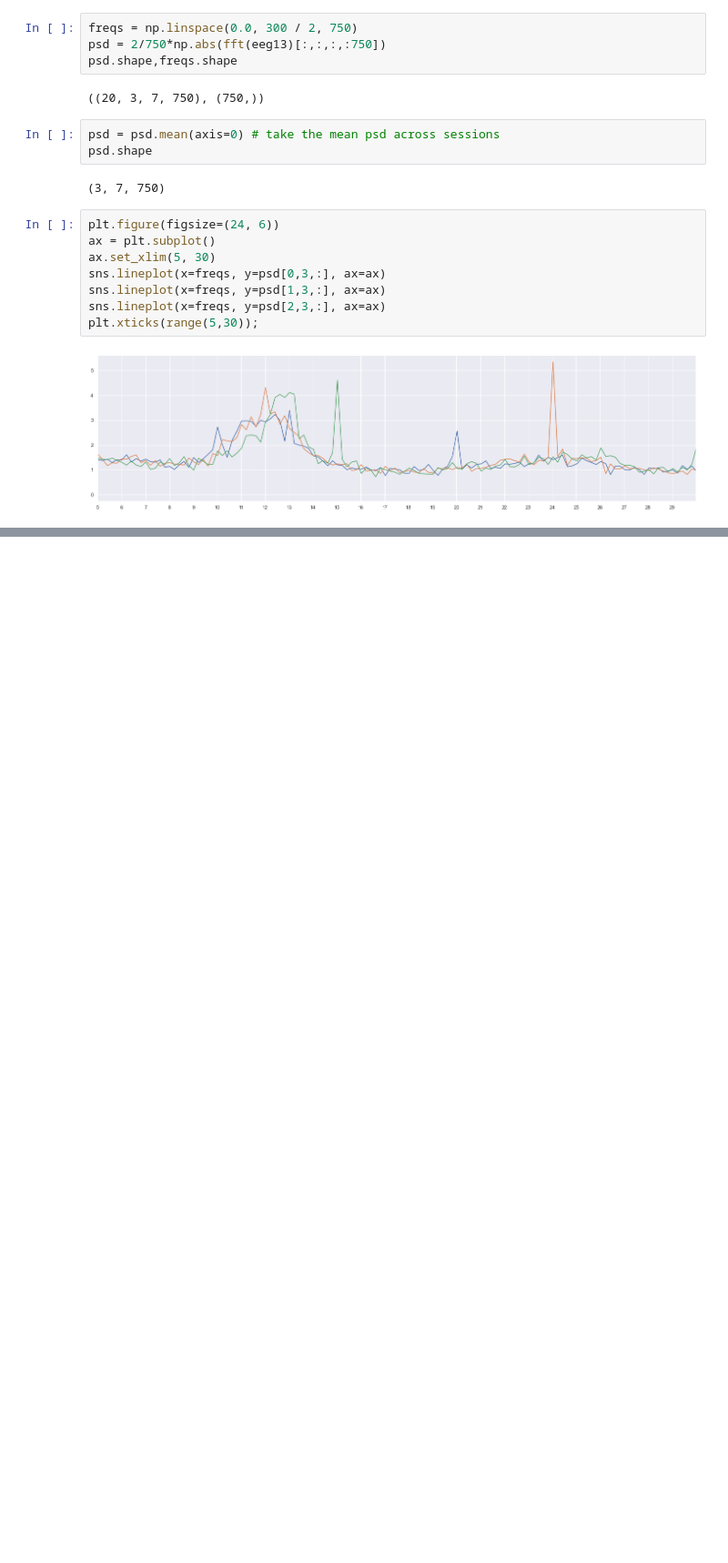
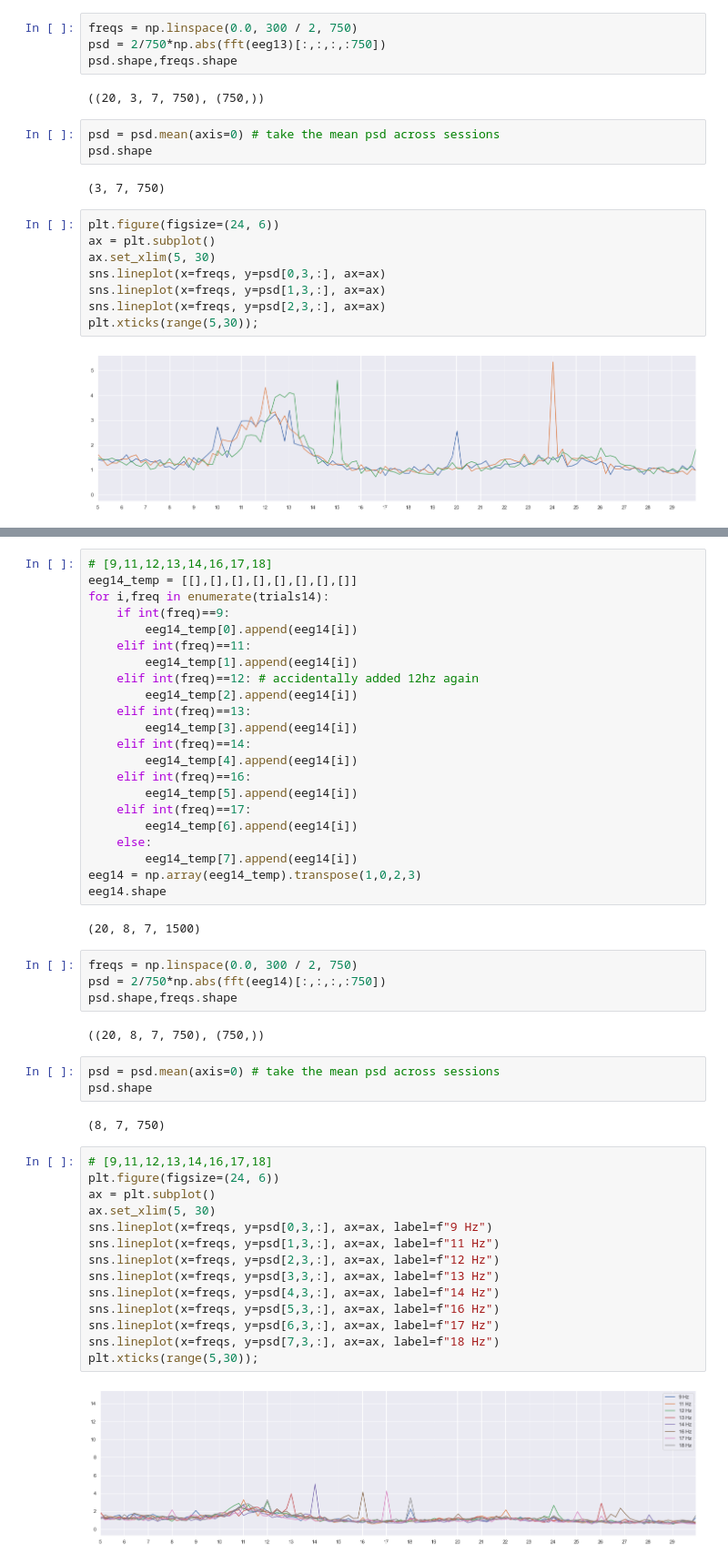
Before and after one commit to NeuroTech-UCSD/Oz-Speller, a Jupyter notebook: notebooks/Pilot_Data_Analysis[Simon].ipynb, the cells around one changed output, grey strips where cells are left out. Shown at 91% size. Drawn from its saved outputs; the diff is of its cells as text; blank space fills up the shorter version.

Commit message:
Update PilotData14 Notebook Updated the PilotDataAnalysis Notebook to add plot for the pilot_data14.

```diff
--- a/notebooks/Pilot_Data_Analysis[Simon].ipynb
+++ b/notebooks/Pilot_Data_Analysis[Simon].ipynb
@@ -556,0 +607,51 @@ plt.xticks(range(5,30));
+# %%
+# [9,11,12,13,14,16,17,18]
+eeg14_temp = [[],[],[],[],[],[],[],[]]
+for i,freq in enumerate(trials14):
+    if int(freq)==9:
+        eeg14_temp[0].append(eeg14[i])
+    elif int(freq)==11:
+        eeg14_temp[1].append(eeg14[i])
+    elif int(freq)==12: # accidentally added 12hz again
+        eeg14_temp[2].append(eeg14[i])
+    elif int(freq)==13:
+        eeg14_temp[3].append(eeg14[i])
+    elif int(freq)==14:
+        eeg14_temp[4].append(eeg14[i])
+    elif int(freq)==16:
+        eeg14_temp[5].append(eeg14[i])
+    elif int(freq)==17:
+        eeg14_temp[6].append(eeg14[i])
+    else:
+        eeg14_temp[7].append(eeg14[i])
+eeg14 = np.array(eeg14_temp).transpose(1,0,2,3)
+eeg14.shape
+# %% [output]
+(20, 8, 7, 1500)
+# %%
+freqs = np.linspace(0.0, 300 / 2, 750)
+psd = 2/750*np.abs(fft(eeg14)[:,:,:,:750])
+psd.shape,freqs.shape
+# %% [output]
+((20, 8, 7, 750), (750,))
+# %%
+psd = psd.mean(axis=0) # take the mean psd across sessions
+psd.shape
+# %% [output]
+(8, 7, 750)
+# %%
+# [9,11,12,13,14,16,17,18]
+plt.figure(figsize=(24, 6))
+ax = plt.subplot()
+ax.set_xlim(5, 30)
+sns.lineplot(x=freqs, y=psd[0,3,:], ax=ax, label=f"9 Hz")
+sns.lineplot(x=freqs, y=psd[1,3,:], ax=ax, label=f"11 Hz")
+sns.lineplot(x=freqs, y=psd[2,3,:], ax=ax, label=f"12 Hz")
+sns.lineplot(x=freqs, y=psd[3,3,:], ax=ax, label=f"13 Hz")
+sns.lineplot(x=freqs, y=psd[4,3,:], ax=ax, label=f"14 Hz")
+sns.lineplot(x=freqs, y=psd[5,3,:], ax=ax, label=f"16 Hz")
+sns.lineplot(x=freqs, y=psd[6,3,:], ax=ax, label=f"17 Hz")
+sns.lineplot(x=freqs, y=psd[7,3,:], ax=ax, label=f"18 Hz")
+plt.xticks(range(5,30));
+# %% [output]
+[figure, added]
```
Also changed, not shown: parts of 8 cells of this notebook.
